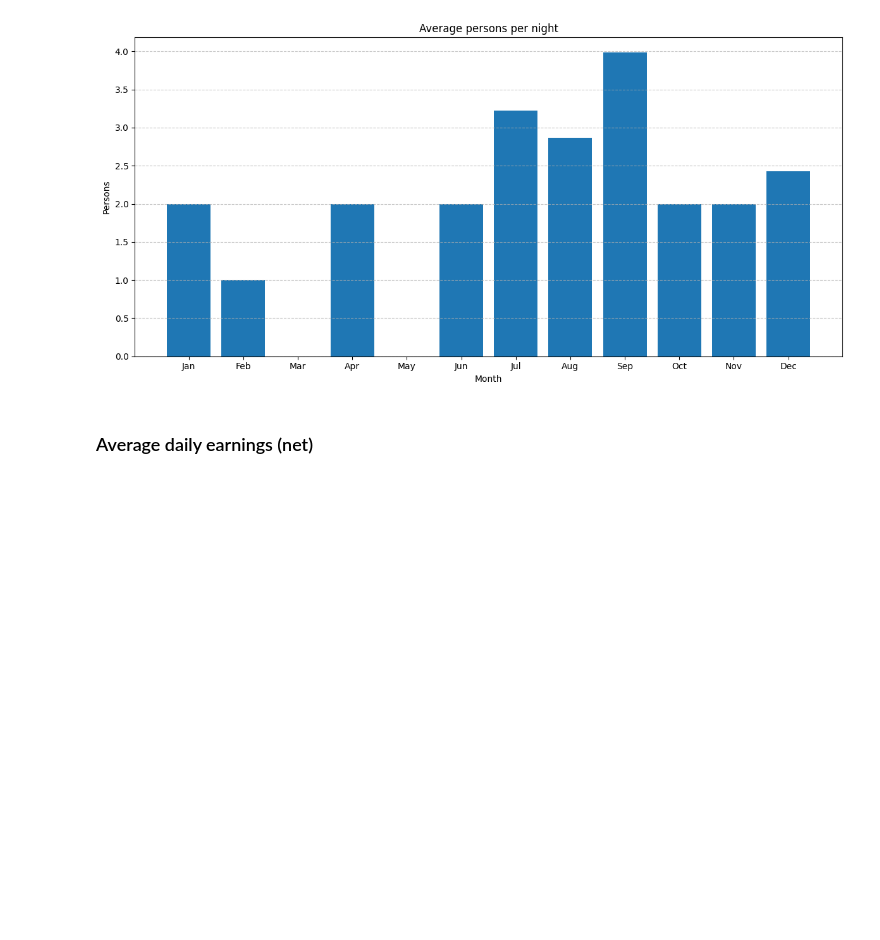
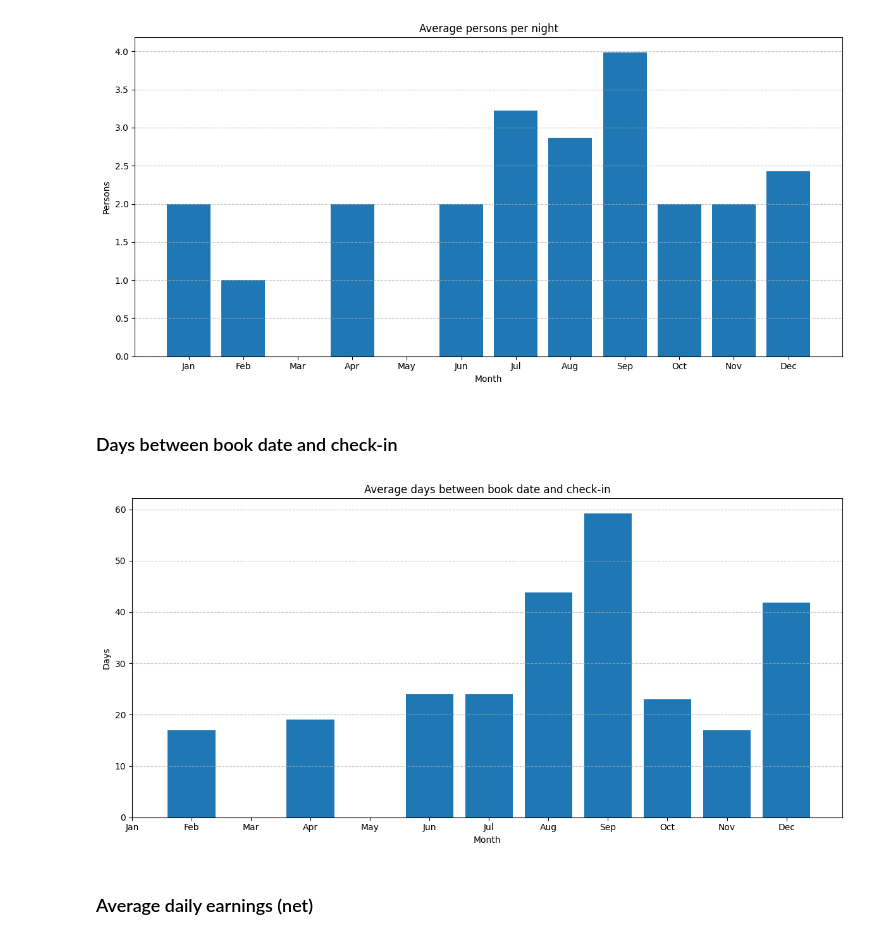
Before and after one commit to matteociaroni/bnb-reservations-analysis, a Jupyter notebook: notebooks/01_monthly_average_analysis.ipynb, the cells around one changed output. Saved outputs shown, nothing was run; the diff lists cells and outputs as text; code cells hidden in the pictures; blank space fills up the shorter version.

Commit message:
Add average time between booking and check-in

```diff
--- a/notebooks/01_monthly_average_analysis.ipynb
+++ b/notebooks/01_monthly_average_analysis.ipynb
@@ -58,6 +58,19 @@ plot_monthly_average_metric(
 )
 # %% [output]
 [figure]
+# %% [markdown]
+### Days between book date and check-in
+# %%
+plot_monthly_average_metric(
+    df=monthly_summary,
+    value_column="avg_lead_time",
+    months=months,
+    month_labels=month_labels,
+    title="Average days between book date and check-in",
+    y_label="Days"
+)
+# %% [output]
+[figure, added]
 # %% [markdown]
 ### Average daily earnings (net)
 # %%
```
Also changed, not shown: 7 other files.
